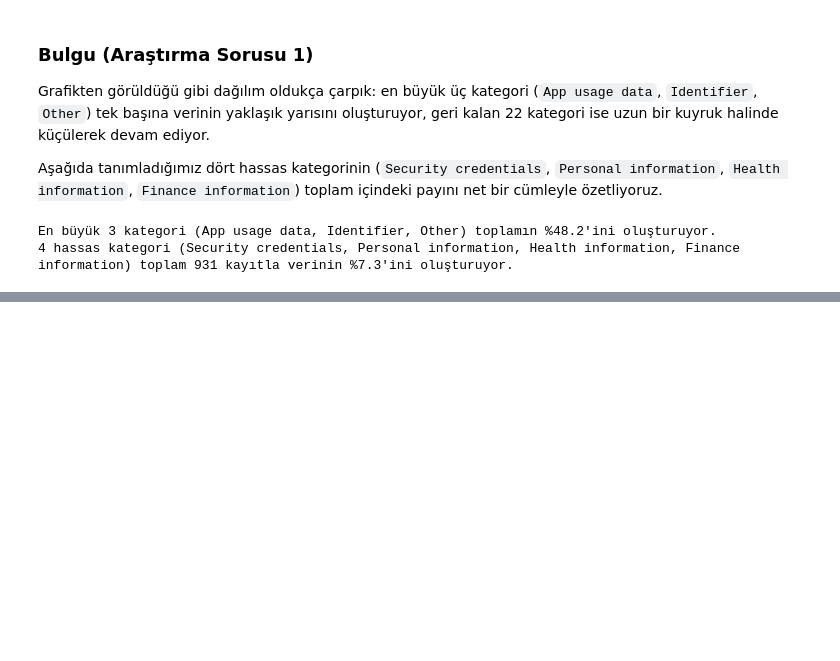
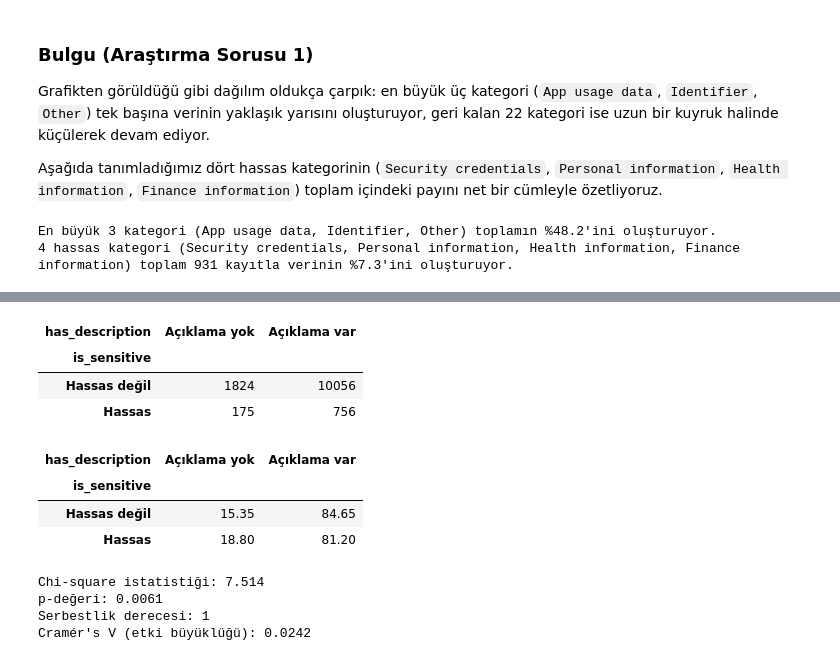
Before and after one commit to elifdikmn/DataPrivacy, a Jupyter notebook: notebooks/bolum1_eda.ipynb, the cells around one changed output, grey strips where cells are left out. Cells and saved outputs as stored; diff of their text form; code cells hidden in the pictures; blank space fills up the shorter version.

```diff
--- a/notebooks/bolum1_eda.ipynb
+++ b/notebooks/bolum1_eda.ipynb
@@ -195,0 +202,38 @@ En büyük 3 kategori (App usage data, Identifier, Other) toplamın %48.2'ini ol
+# %%
+df['has_description'] = df['description'] != ''
+
+contingency = pd.crosstab(df['is_sensitive'], df['has_description'])
+contingency.index = contingency.index.map({True: 'Hassas', False: 'Hassas değil'})
+contingency.columns = contingency.columns.map({True: 'Açıklama var', False: 'Açıklama yok'})
+contingency
+# %% [output]
+| has_description | Açıklama yok | Açıklama var |
+| is_sensitive |  |  |
+| Hassas değil | 1824 | 10056 |
+| Hassas | 175 | 756 |
+# %%
+contingency_pct = (contingency.div(contingency.sum(axis=1), axis=0) * 100).round(2)
+contingency_pct
+# %% [output]
+| has_description | Açıklama yok | Açıklama var |
+| is_sensitive |  |  |
+| Hassas değil | 15.35 | 84.65 |
+| Hassas | 18.80 | 81.20 |
+# %%
+from scipy.stats import chi2_contingency
+
+chi2, p_value, dof, expected = chi2_contingency(contingency)
+
+n = contingency.values.sum()
+k = min(contingency.shape) - 1
+cramers_v = np.sqrt(chi2 / (n * k))
+
+print(f'Chi-square istatistiği: {chi2:.3f}')
+print(f'p-değeri: {p_value:.4f}')
+print(f'Serbestlik derecesi: {dof}')
+print(f"Cramér's V (etki büyüklüğü): {cramers_v:.4f}")
+# %% [output]
+Chi-square istatistiği: 7.514
+p-değeri: 0.0061
+Serbestlik derecesi: 1
+Cramér's V (etki büyüklüğü): 0.0242
```
Also changed, not shown: parts of 3 cells of this notebook.
